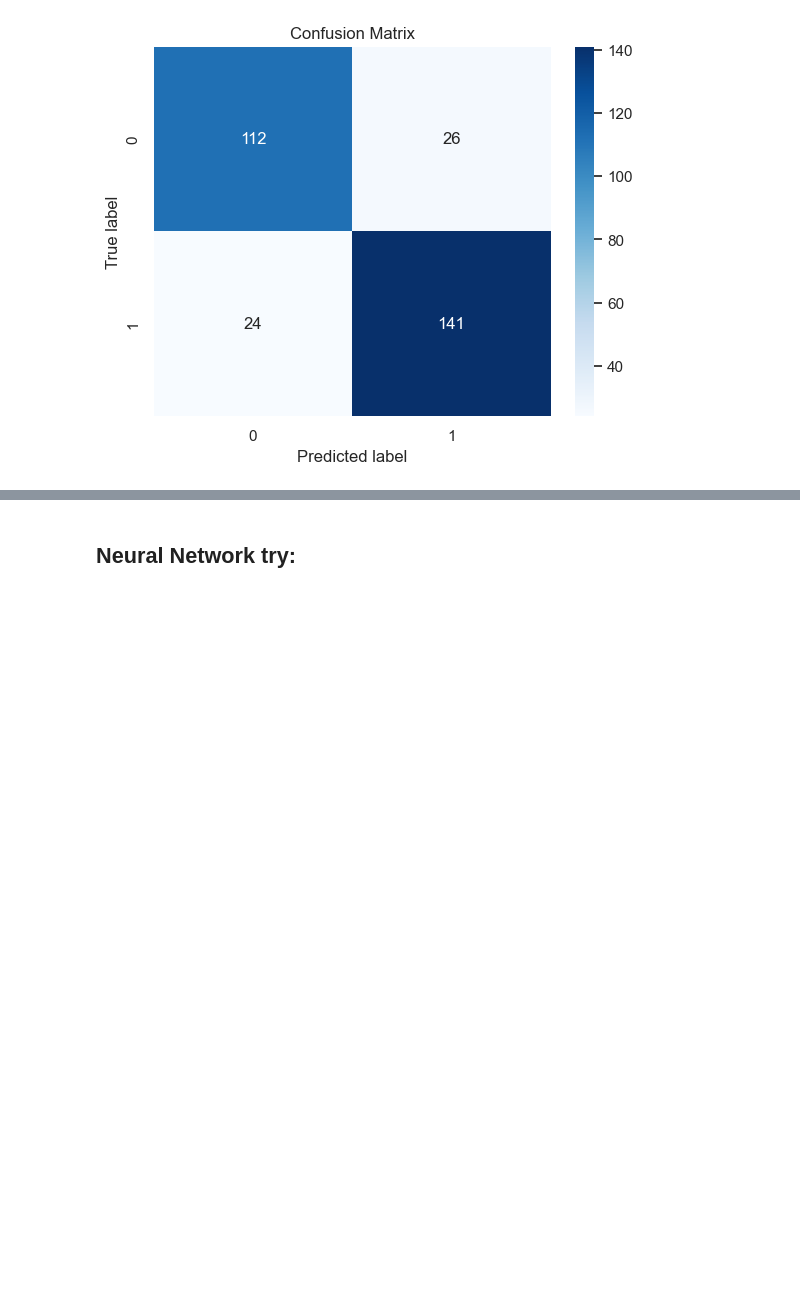
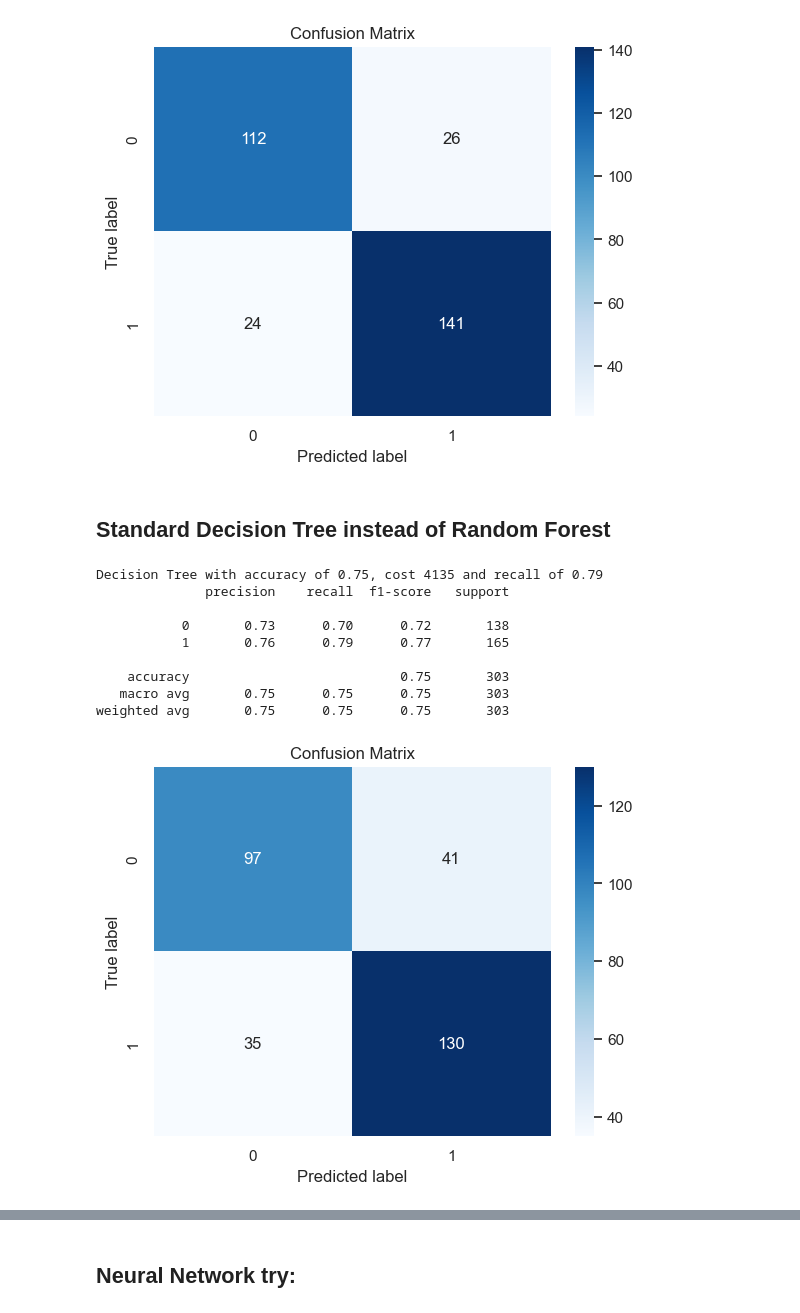
Before and after one commit to TimeLegend35/ml_group4_heart_attack, a Jupyter notebook: tobi3.ipynb, the cells around one changed output, grey strips where cells are left out. Cells and saved outputs as stored; diff of their text form; code cells hidden in the pictures; blank space fills up the shorter version.

Commit message:
Standard Decision Tree added

```diff
--- a/tobi3.ipynb
+++ b/tobi3.ipynb
@@ -333,3 +333,37 @@ Decision Tree with accuracy of 0.83, cost 2624 and recall of 0.85
    macro avg       0.83      0.83      0.83       303
 weighted avg       0.83      0.83      0.83       303
 [figure]
+# %% [markdown]
+## Standard Decision Tree instead of Random Forest
+# %%
+pipeline = Pipeline([
+    ('preprocessing', preprocessor),
+    # ('balancing', RandomOverSampler()), # No over sampler
+    ('estimator', DecisionTreeClassifier(random_state=42)) ])
+
+prediction = cross_val_predict(pipeline, heart_data, heart_target, cv=cv)
+
+cm = confusion_matrix(heart_target, prediction)
+cost = cost_function(heart_target, prediction)
+acc = accuracy_score(heart_target, prediction)
+recall = recall_score(heart_target, prediction)
+
+print("Decision Tree with accuracy of {}, cost {} and recall of {}".format(acc.round(2), cost, recall.round(2)))
+print(classification_report(heart_target, prediction))
+
+sns.heatmap(cm, annot=True, cmap='Blues', fmt='d')
+plt.ylabel('True label')
+plt.xlabel('Predicted label')
+plt.title('Confusion Matrix')
+plt.show()
+# %% [output]
+Decision Tree with accuracy of 0.75, cost 4135 and recall of 0.79
+              precision    recall  f1-score   support
+
+           0       0.73      0.70      0.72       138
+           1       0.76      0.79      0.77       165
+
+    accuracy                           0.75       303
+   macro avg       0.75      0.75      0.75       303
+weighted avg       0.75      0.75      0.75       303
+[figure, added]
```
Also changed, not shown: parts of 5 cells of this notebook.
